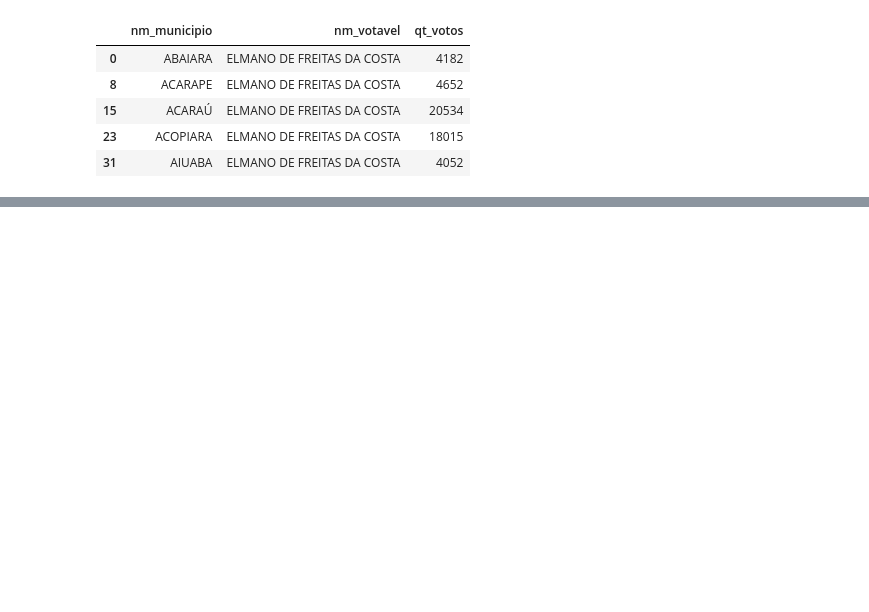
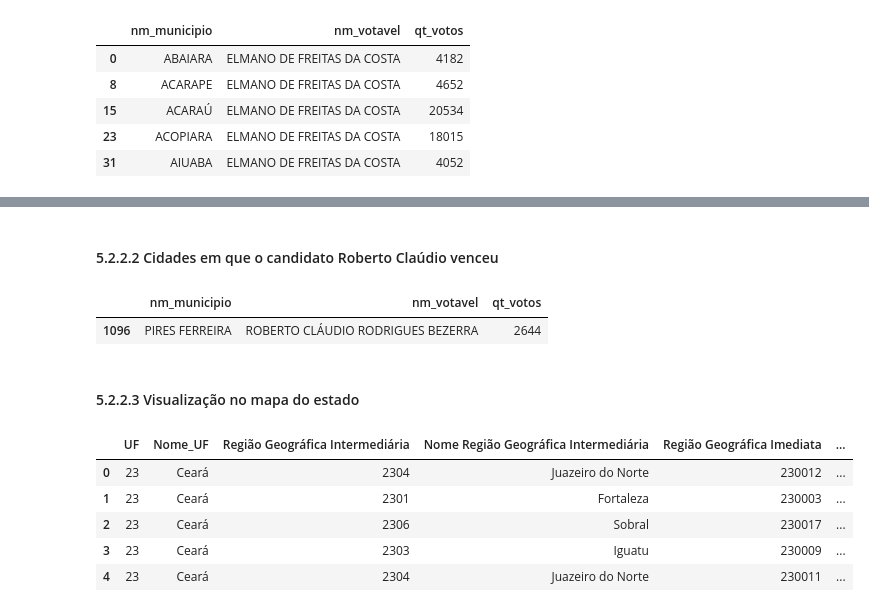
Before and after one commit to DamodaraBarbosa/clustering_municipios_eleicoes_2022_ceara, a Jupyter notebook: 05_data_analysis_eleicoes_ceara_2022.ipynb, the cells around one changed output, grey strips where cells are left out. Cells and saved outputs as stored; diff of their text form; code cells hidden in the pictures; blank space fills up the shorter version.

```diff
--- a/05_data_analysis_eleicoes_ceara_2022.ipynb
+++ b/05_data_analysis_eleicoes_ceara_2022.ipynb
@@ -548,0 +566,9 @@ fig.show()
+# %% [markdown]
+#### 5.2.2.2 Cidades em que o candidato Roberto Claúdio venceu
+# %%
+vencedores_por_municipio.query('nm_votavel == "ROBERTO CLÁUDIO RODRIGUES BEZERRA"')
+# %% [output]
+|  | nm_municipio | nm_votavel | qt_votos |
+| 1096 | PIRES FERREIRA | ROBERTO CLÁUDIO RODRIGUES BEZERRA | 2644 |
+# %% [markdown]
+#### 5.2.2.3 Visualização no mapa do estado
@@ -548,0 +584,9 @@ fig.show()
+# %%
+codigo_municipios_ceara.head()
+# %% [output]
+|  | UF | Nome_UF | Região Geográfica Intermediária | Nome Região Geográfica Intermediária | Região Geográfica Imediata | ... |
+| 0 | 23 | Ceará | 2304 | Juazeiro do Norte | 230012 | ... |
+| 1 | 23 | Ceará | 2301 | Fortaleza | 230003 | ... |
+| 2 | 23 | Ceará | 2306 | Sobral | 230017 | ... |
+| 3 | 23 | Ceará | 2303 | Iguatu | 230009 | ... |
+| 4 | 23 | Ceará | 2304 | Juazeiro do Norte | 230011 | ... |
```
Also changed, not shown: parts of 40 cells of this notebook.
